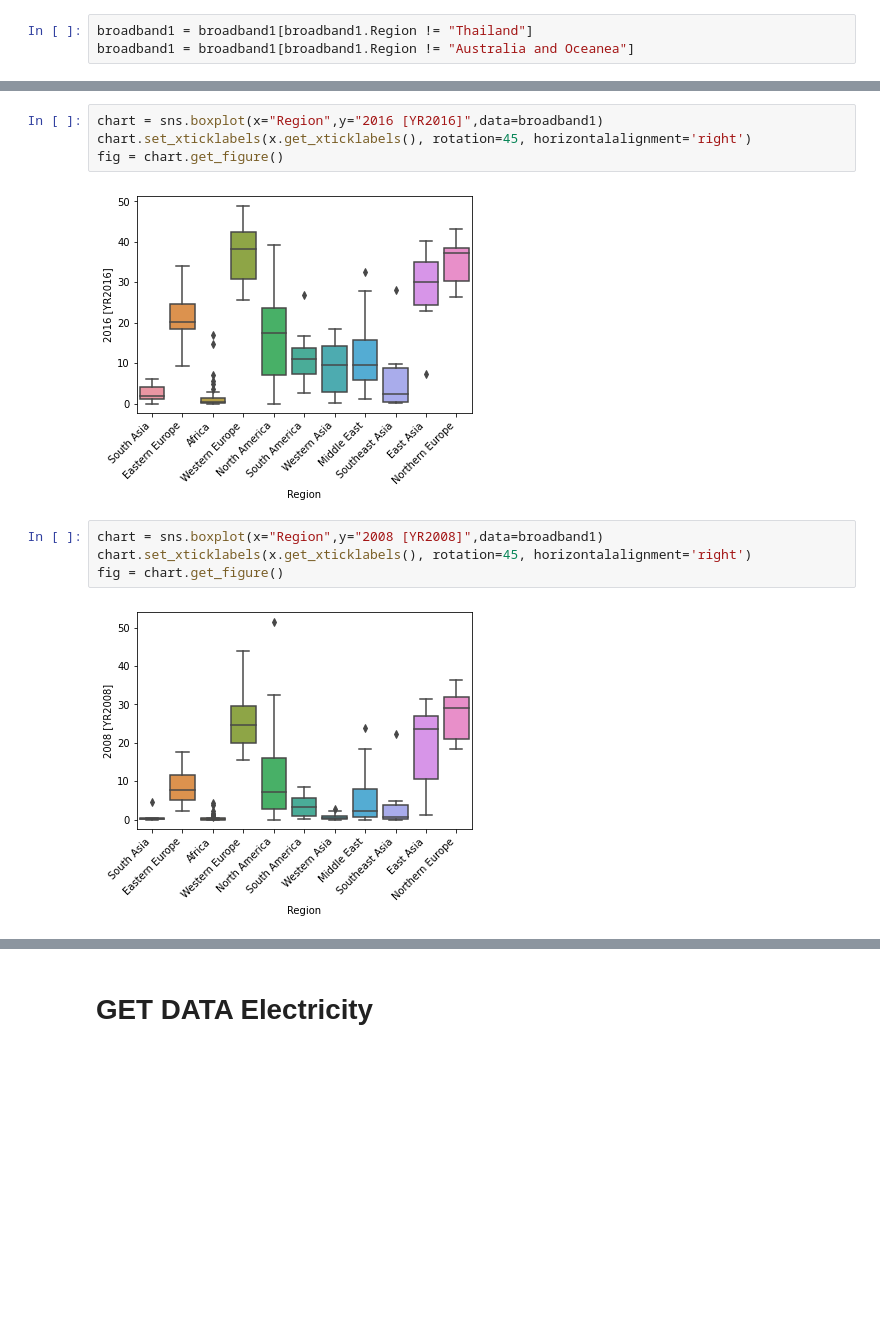
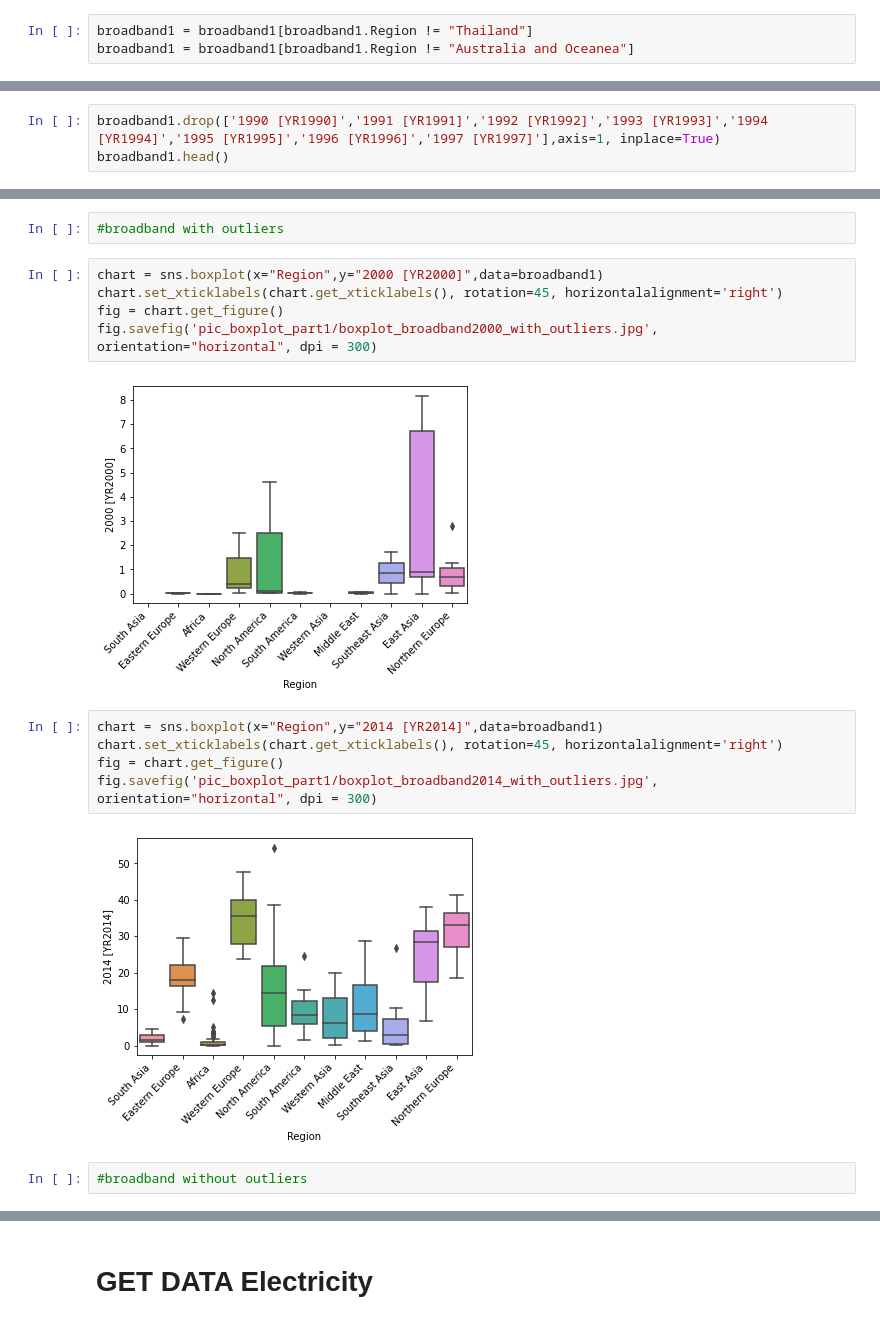
Before and after one commit to pant411/Pant_Stat_Asign1, a Jupyter notebook: assign1_part1.ipynb, the cells around one changed output, grey strips where cells are left out. Saved outputs shown, nothing was run; the diff lists cells and outputs as text; blank space fills up the shorter version.

Commit message:
part2

```diff
--- a/assign1_part1.ipynb
+++ b/assign1_part1.ipynb
@@ -95,0 +89,3 @@ broadband1.to_csv('broadband_data.csv',index=False)
+# %%
+broadband1.drop(['1990 [YR1990]','1991 [YR1991]','1992 [YR1992]','1993 [YR1993]','1994 [YR1994]','1995 [YR1995]','1996 [YR1996]','1997 [YR1997]'],axis=1, inplace=True)
+broadband1.head()
@@ -96,12 +100,18 @@ broadband1.to_csv('broadband_data.csv',index=False)
+# %%
+#broadband with outliers
 # %%
-chart = sns.boxplot(x="Region",y="2016 [YR2016]",data=broadband1)
-chart.set_xticklabels(x.get_xticklabels(), rotation=45, horizontalalignment='right')
+chart = sns.boxplot(x="Region",y="2000 [YR2000]",data=broadband1)
+chart.set_xticklabels(chart.get_xticklabels(), rotation=45, horizontalalignment='right')
 fig = chart.get_figure()
+fig.savefig('pic_boxplot_part1/boxplot_broadband2000_with_outliers.jpg', orientation="horizontal", dpi = 300)
 # %% [output]
-[figure, old version]
+[figure, new version]
 # %%
-chart = sns.boxplot(x="Region",y="2008 [YR2008]",data=broadband1)
-chart.set_xticklabels(x.get_xticklabels(), rotation=45, horizontalalignment='right')
+chart = sns.boxplot(x="Region",y="2014 [YR2014]",data=broadband1)
+chart.set_xticklabels(chart.get_xticklabels(), rotation=45, horizontalalignment='right')
 fig = chart.get_figure()
+fig.savefig('pic_boxplot_part1/boxplot_broadband2014_with_outliers.jpg', orientation="horizontal", dpi = 300)
 # %% [output]
-[figure, old version]
+[figure, new version]
+# %%
+#broadband without outliers
```
Also changed, not shown: parts of 31 cells of this notebook, 13 other files.
